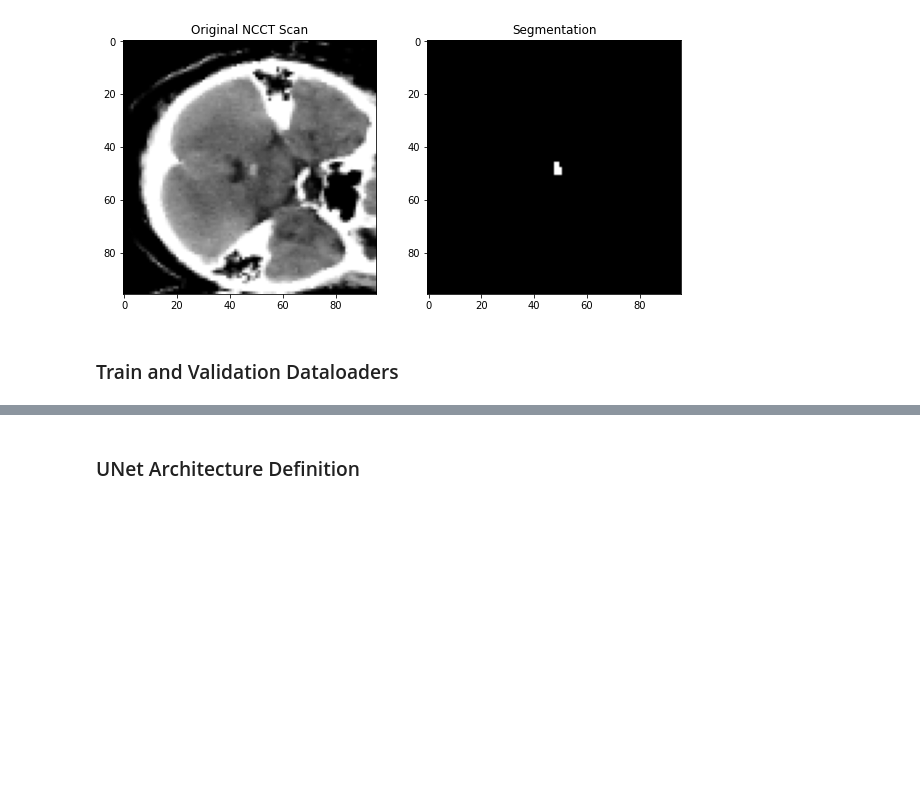
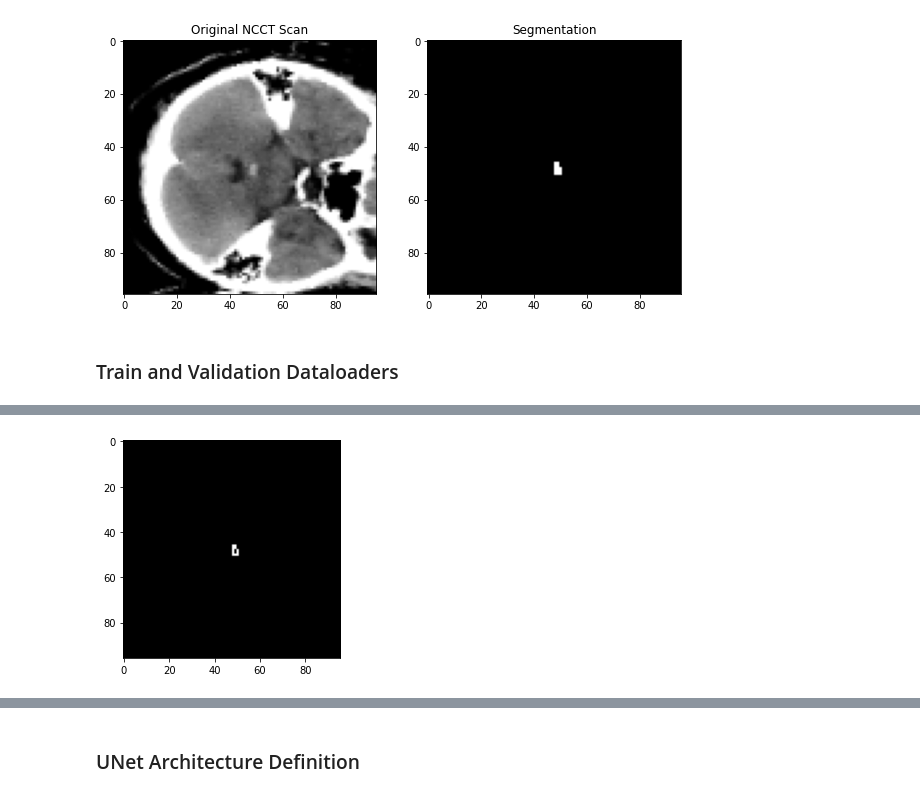
Before and after one commit to SRDewan/INSTANCE22, a Jupyter notebook: UNet.ipynb, the cells around one changed output, grey strips where cells are left out. Saved outputs shown, nothing was run; the diff lists cells and outputs as text; code cells hidden in the pictures; blank space fills up the shorter version.

```diff
--- a/UNet.ipynb
+++ b/UNet.ipynb
@@ -198,0 +204,11 @@ val_loader = DataLoader(val_ds, batch_size=val_batch_size, num_workers=4)
+# %%
+npImg = label.cpu().numpy()[:, :, scan:scan + 1].astype(np.uint8)
+conts, hierarchy = cv2.findContours(npImg, cv2.RETR_EXTERNAL, cv2.CHAIN_APPROX_NONE)
+border = np.zeros(npImg.shape)
+for arr in conts[0]:
+    border[arr[0][1], arr[0][0], 0] = 1
+
+plt.imshow(border, cmap="gray")
+plt.show()
+# %% [output]
+[figure, added]
```
Also changed, not shown: parts of 15 cells of this notebook, 12 other files.
